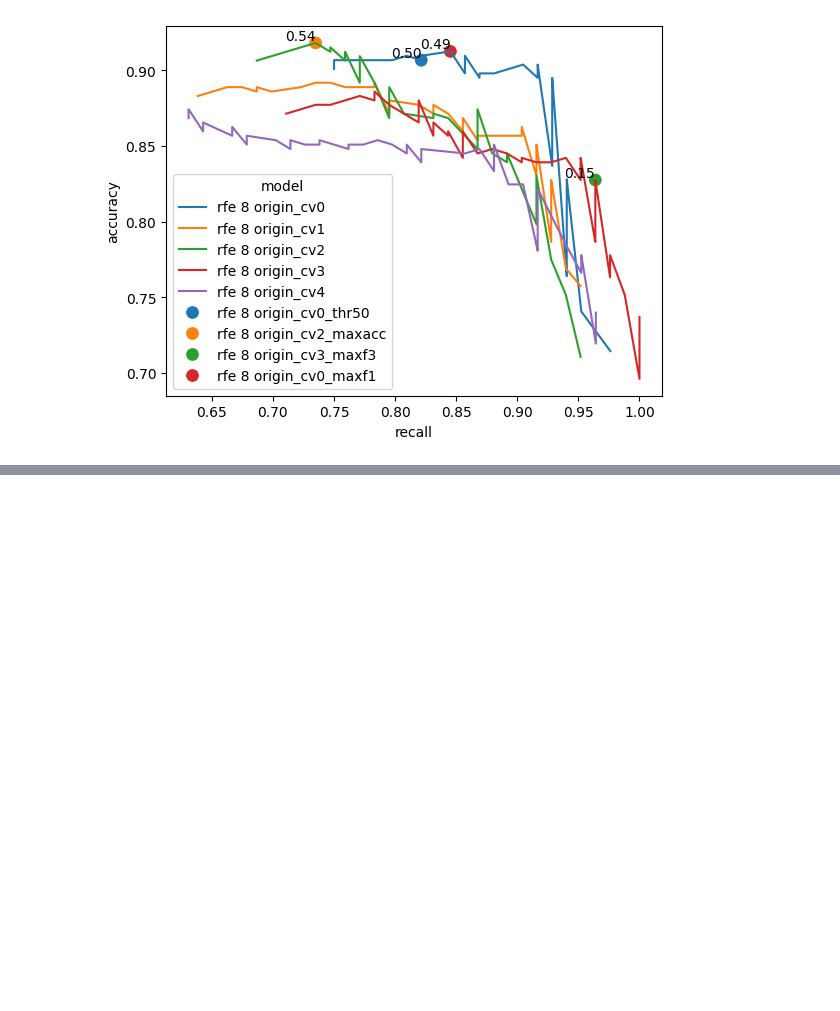
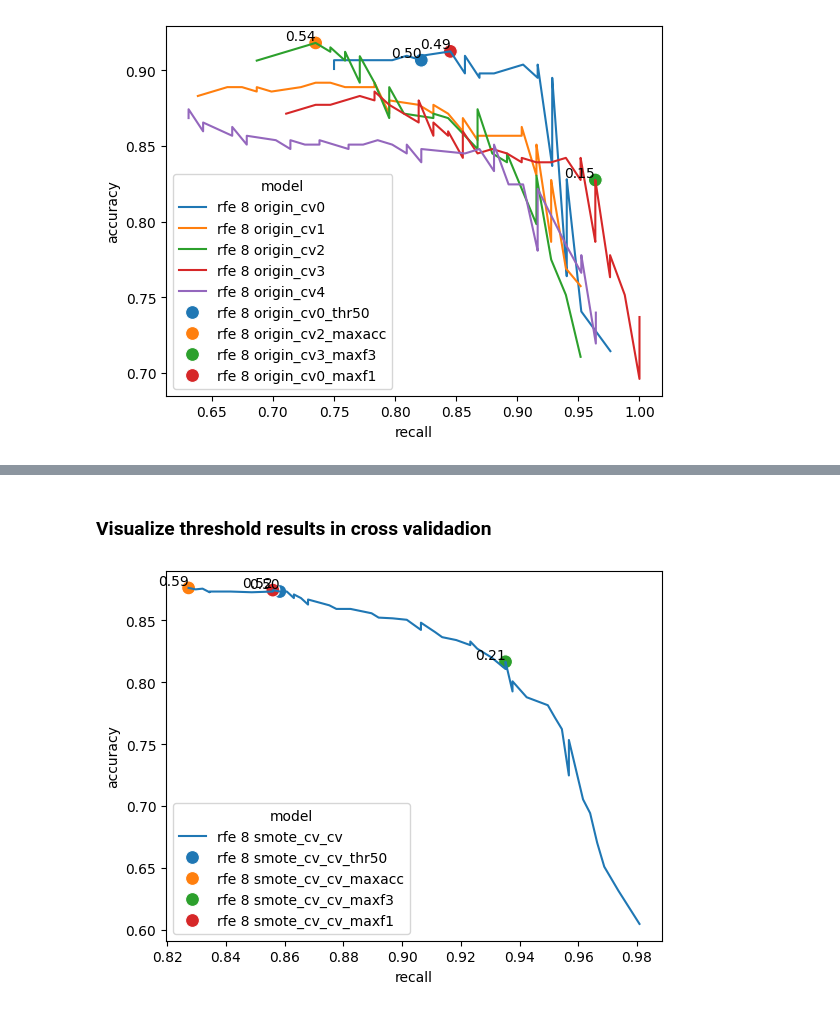
Before and after one commit to AlexanderBusa/ProgettoTeam2, a Jupyter notebook: threshold_tuning.ipynb, the cells around one changed output, grey strips where cells are left out. Saved outputs shown, nothing was run; the diff lists cells and outputs as text; code cells hidden in the pictures; blank space fills up the shorter version.

Commit message:
threshold analysis with oversampling

```diff
--- a/threshold_tuning.ipynb
+++ b/threshold_tuning.ipynb
@@ -306,0 +313,10 @@ plot_acc_recall(cv_thresholds_rfe)
+# %%
+model = LogisticRegression(random_state=42)
+
+with open("models/rfe_features_250103.pkl", "rb") as file:
+    # we load the model with 8 features
+    rfe_selected_features = pickle.load(file)[8]
+X_train_rfe = X_train[rfe_selected_features]
+X_test_rfe = X_test[rfe_selected_features]
+
+print(rfe_selected_features)
@@ -306,0 +325,9 @@ plot_acc_recall(cv_thresholds_rfe)
+# %%
+#https://kiwidamien.github.io/how-to-do-cross-validation-when-upsampling-data.html
+#from imblearn.pipeline import Pipeline, make_pipeline
+
+cat_features = [c for c in X_train_rfe.columns if X_train_[c].nunique() < 5]
+smote_nc =  SMOTENC(categorical_features=cat_features, sampling_strategy=1.0, random_state=42)
+
+
+imba_pipeline = make_pipeline(smote_nc, model)
@@ -306,0 +336,2 @@ plot_acc_recall(cv_thresholds_rfe)
+# %%
+cv_thresholds_smote = cv_threshold_results(X_train_rfe,y_train,imba_pipeline, "rfe 8 smote", verbose = True)
@@ -306,0 +344,2 @@ plot_acc_recall(cv_thresholds_rfe)
+# %%
+cv_mean_thresholds_smote = cv_mean_threshold_from_results(cv_thresholds_smote)
@@ -306,0 +362,6 @@ plot_acc_recall(cv_thresholds_rfe)
+# %% [markdown]
+### Visualize threshold results in cross validadion
+# %%
+plot_acc_recall(cv_mean_thresholds_smote)
+# %% [output]
+[figure, added]
```
Also changed, not shown: parts of 9 cells of this notebook.
